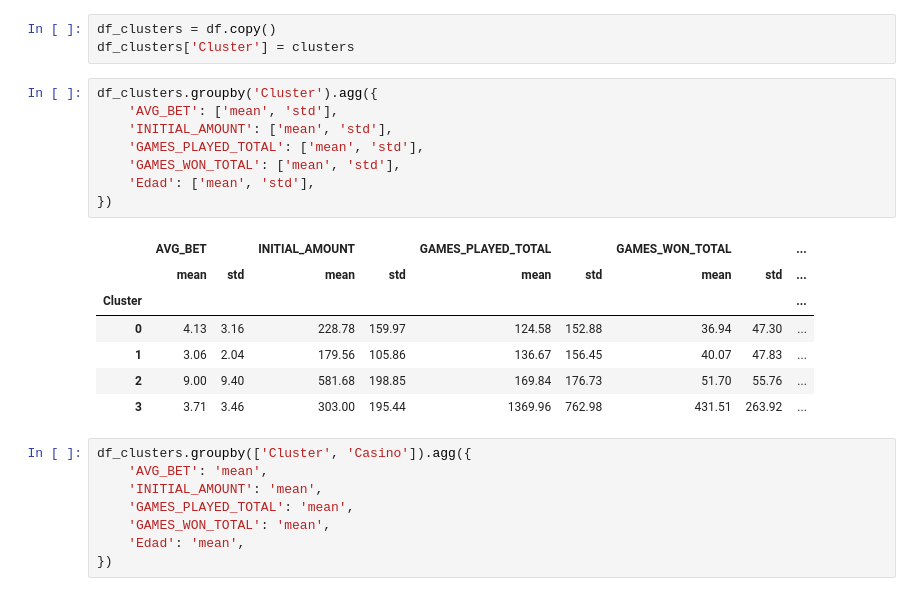
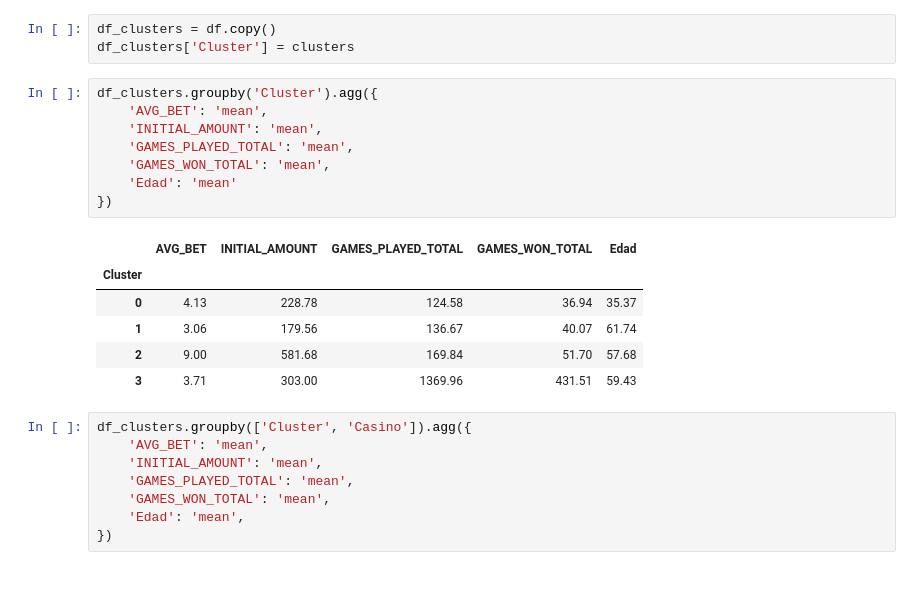
Before and after one commit to rodrigo-espino/ModelosFoliatti, a Jupyter notebook: notebooks/PCA-General.ipynb, the cells around one changed output. Saved outputs shown, nothing was run; the diff lists cells and outputs as text.

```diff
--- a/notebooks/PCA-General.ipynb
+++ b/notebooks/PCA-General.ipynb
@@ -414,20 +414,19 @@ df_clusters = df.copy()
 df_clusters['Cluster'] = clusters
 # %%
 df_clusters.groupby('Cluster').agg({
-    'AVG_BET': ['mean', 'std'],
-    'INITIAL_AMOUNT': ['mean', 'std'],
-    'GAMES_PLAYED_TOTAL': ['mean', 'std'],
-    'GAMES_WON_TOTAL': ['mean', 'std'],
-    'Edad': ['mean', 'std'],
+    'AVG_BET': 'mean',
+    'INITIAL_AMOUNT': 'mean',
+    'GAMES_PLAYED_TOTAL': 'mean',
+    'GAMES_WON_TOTAL': 'mean',
+    'Edad': 'mean'
 })
 # %% [output]
-|  | AVG_BET |  | INITIAL_AMOUNT |  | GAMES_PLAYED_TOTAL |  | GAMES_WON_TOTAL |  | ... |
-|  | mean | std | mean | std | mean | std | mean | std | ... |
-| Cluster |  |  |  |  |  |  |  |  | ... |
-| 0 | 4.13 | 3.16 | 228.78 | 159.97 | 124.58 | 152.88 | 36.94 | 47.30 | ... |
-| 1 | 3.06 | 2.04 | 179.56 | 105.86 | 136.67 | 156.45 | 40.07 | 47.83 | ... |
-| 2 | 9.00 | 9.40 | 581.68 | 198.85 | 169.84 | 176.73 | 51.70 | 55.76 | ... |
-| 3 | 3.71 | 3.46 | 303.00 | 195.44 | 1369.96 | 762.98 | 431.51 | 263.92 | ... |
+|  | AVG_BET | INITIAL_AMOUNT | GAMES_PLAYED_TOTAL | GAMES_WON_TOTAL | Edad |
+| Cluster |  |  |  |  |  |
+| 0 | 4.13 | 228.78 | 124.58 | 36.94 | 35.37 |
+| 1 | 3.06 | 179.56 | 136.67 | 40.07 | 61.74 |
+| 2 | 9.00 | 581.68 | 169.84 | 51.70 | 57.68 |
+| 3 | 3.71 | 303.00 | 1369.96 | 431.51 | 59.43 |
 # %%
 df_clusters.groupby(['Cluster', 'Casino']).agg({
     'AVG_BET': 'mean',
```
Also changed, not shown: 7 other files.
